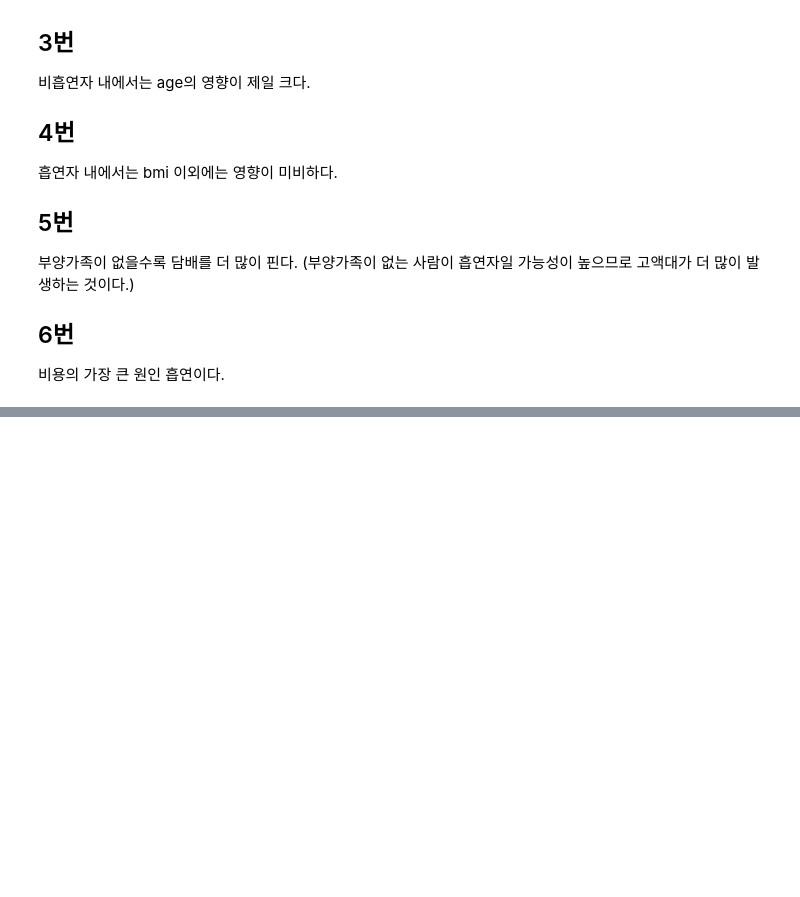
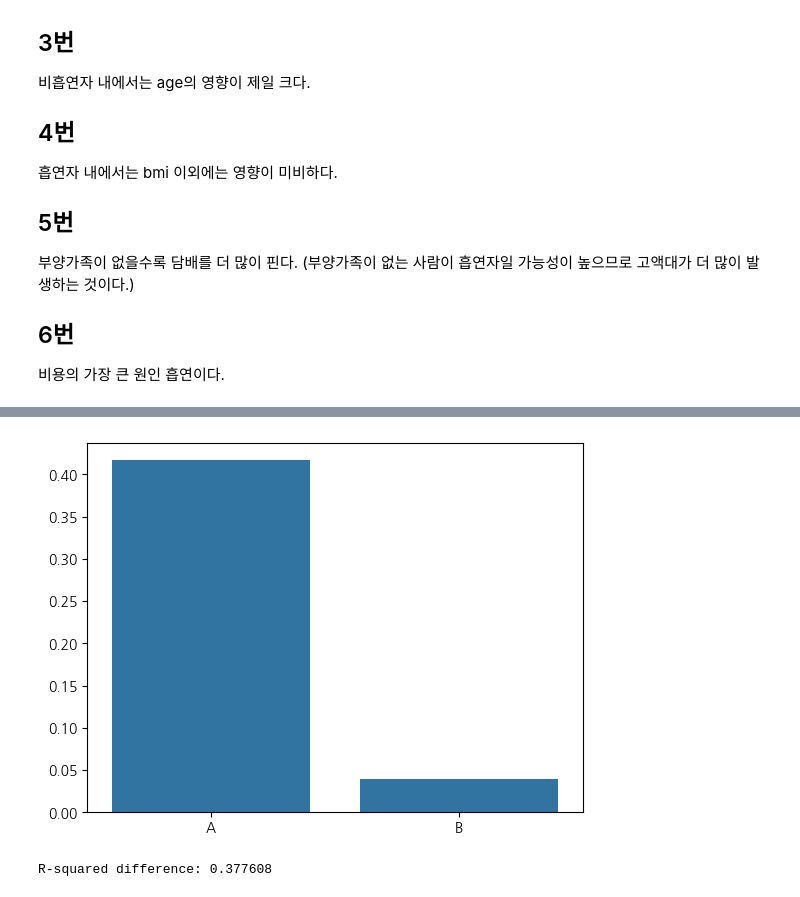
Before and after one commit to S-HNJN/Aiffel, a Jupyter notebook: insurance/insurance.ipynb, the cells around one changed output, grey strips where cells are left out. Cells and saved outputs as stored; diff of their text form; code cells hidden in the pictures; blank space fills up the shorter version.

```diff
--- a/insurance/insurance.ipynb
+++ b/insurance/insurance.ipynb
@@ -248,0 +309,12 @@ bmi를 계층으로 금액 나뉜다.
+# %%
+# A/B 테스트
+
+A = smf.ols('charges ~ age + bmi + children + sex_male + region_northwest + region_southeast + region_southwest', data=scaled_merged).fit()
+B = smf.ols('charges ~ + bmi + children + sex_male + region_northwest + region_southeast + region_southwest', data=scaled_merged).fit()
+
+sns.barplot(x=['A','B'],y=[A.rsquared, B.rsquared])
+plt.show()
+print(f'R-squared difference: {A.rsquared - B.rsquared:.6f}')
+# %% [output]
+[figure, added]
+R-squared difference: 0.377608
```
Also changed, not shown: parts of 5 cells of this notebook.
